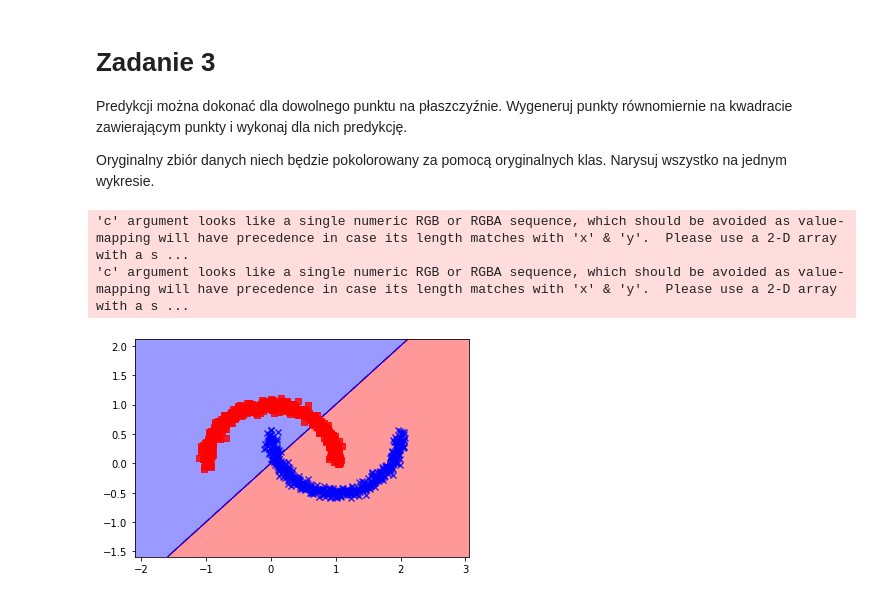
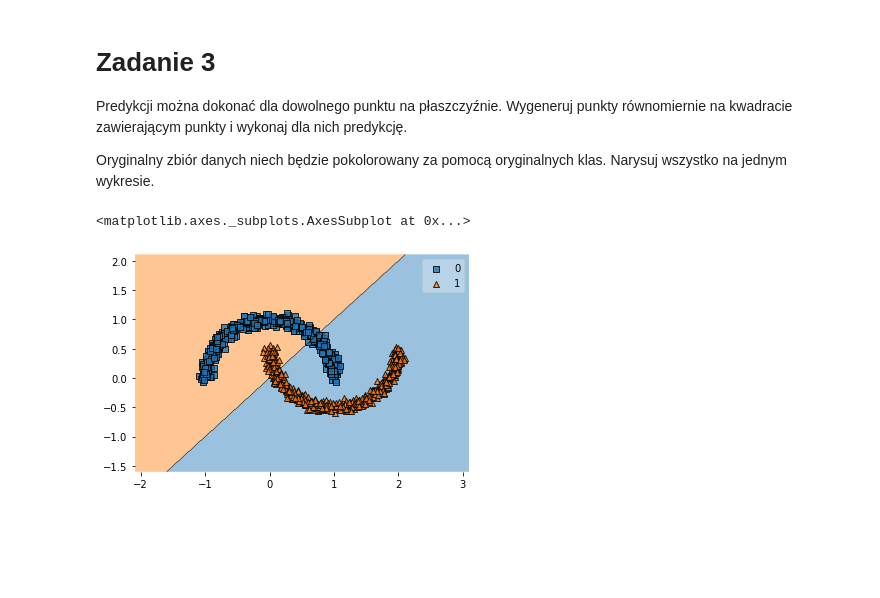
Before and after one commit to przem85/podstawy_sztucznej_inteligencji, a Jupyter notebook: Z08_A_toy_example.ipynb, the cells around one changed output. Drawn from its saved outputs; the diff is of its cells as text; code cells hidden in the pictures; blank space fills up the shorter version.

```diff
--- a/Z08_A_toy_example.ipynb
+++ b/Z08_A_toy_example.ipynb
@@ -59,7 +59,7 @@ Dane po lewej stronie mają być oznaczone jako -1 a prawej jako +1. Użyj ilocz
 
 Narysuj odpowiedni rysunek.
 # %%
-a=1
+a=-1
 b=.5
 
 A= -a
@@ -109,8 +111,7 @@ from help_plot import plot_decision_regions
 # %%
 classifier=fixed_plan(a=1,b=0)
 classifier.fit(X,y)
-plot_decision_regions(X, y, classifier, resolution=0.02)
+plot_decision_regions(X, y, classifier)
 # %% [output]
-'c' argument looks like a single numeric RGB or RGBA sequence, which should be avoided as value-mapping will have precedence in case its length matches with 'x' & 'y'.  Please use a 2-D array with a s ...
-'c' argument looks like a single numeric RGB or RGBA sequence, which should be avoided as value-mapping will have precedence in case its length matches with 'x' & 'y'.  Please use a 2-D array with a s ...
+<matplotlib.axes._subplots.AxesSubplot at 0x...>
-[figure, old version]
+[figure, new version]
```
Also changed, not shown: parts of 4 cells of this notebook.
